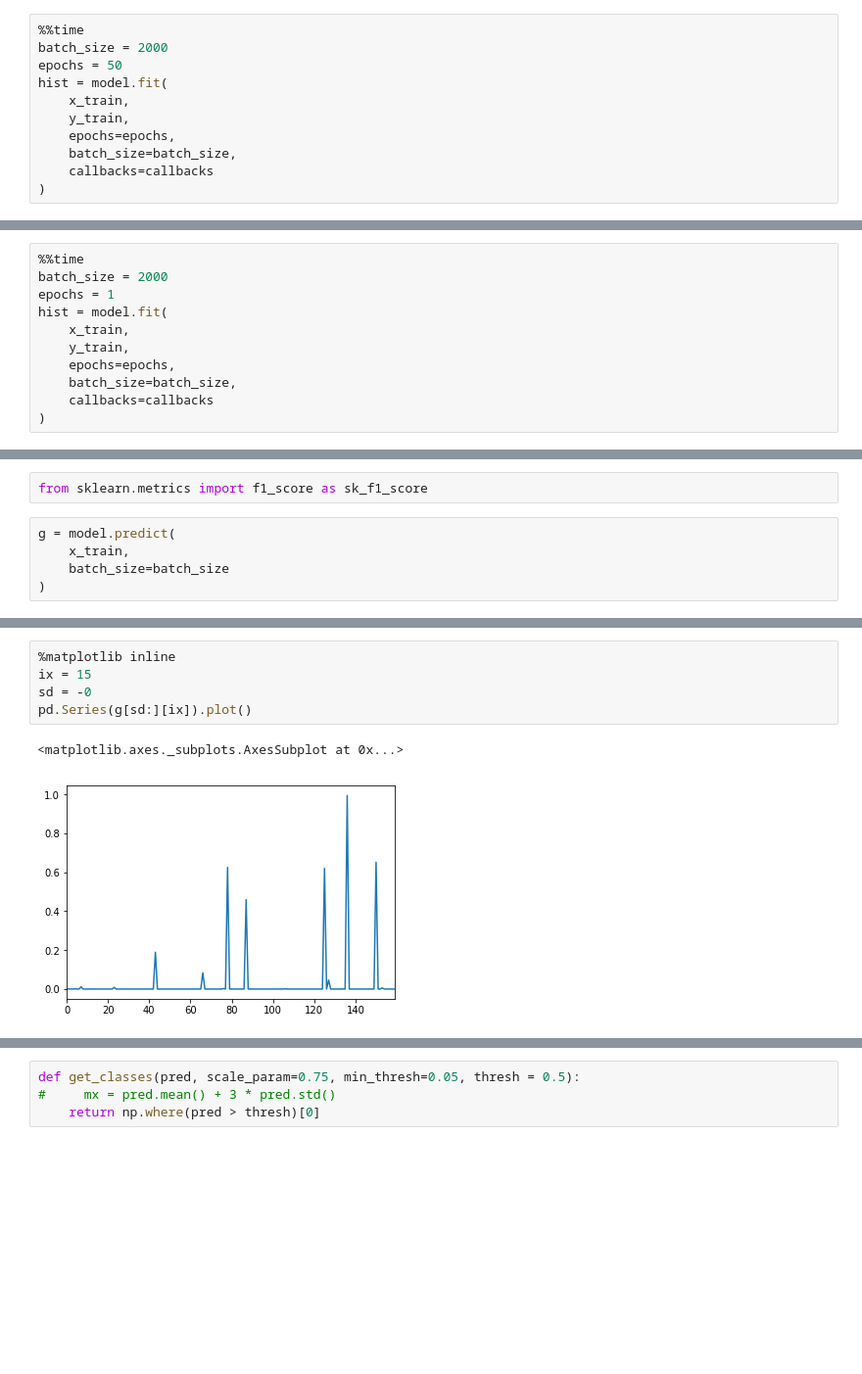
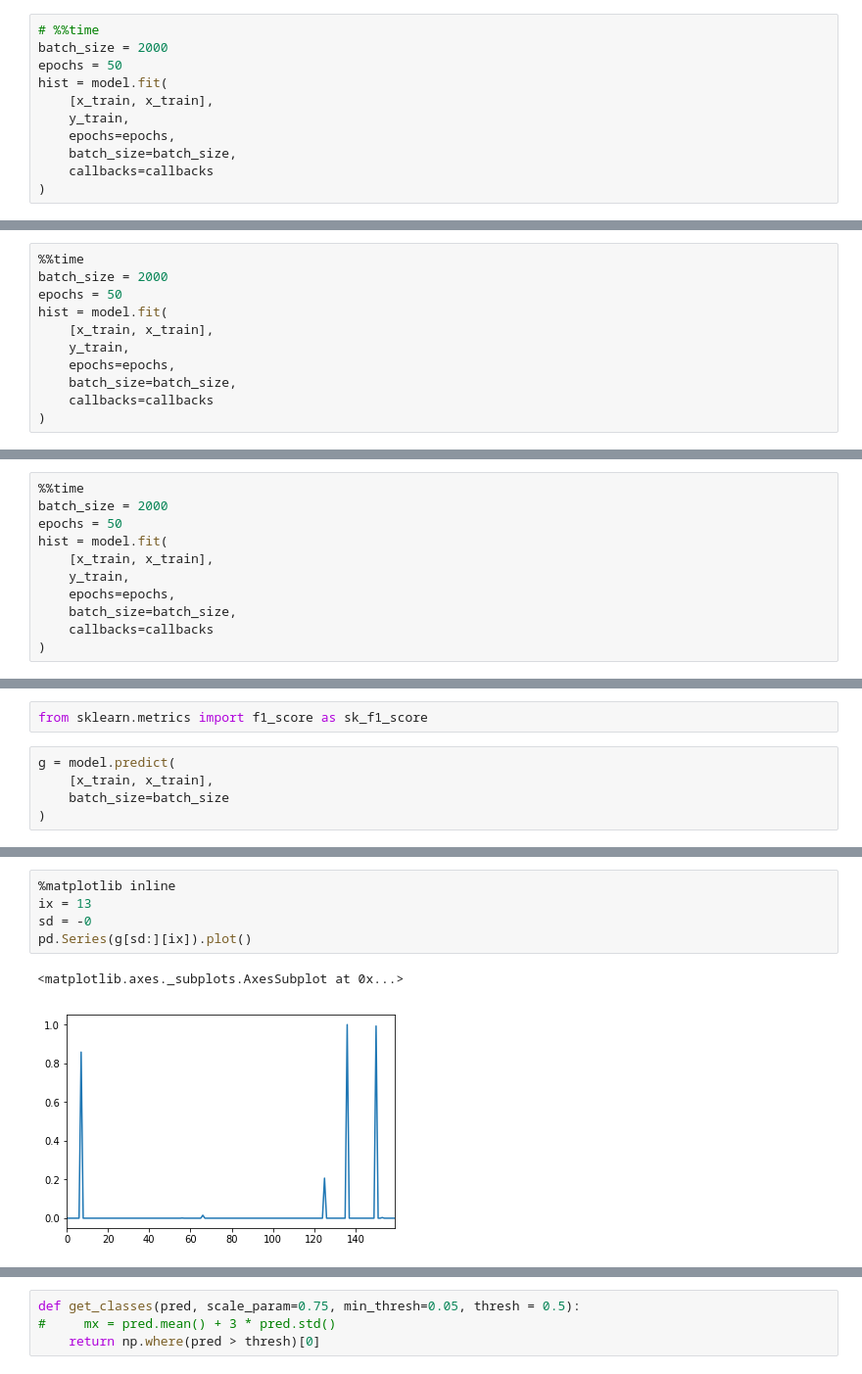
Before and after one commit to avsolatorio/data-science-challenge-growing-instability-05-13-2017, a Jupyter notebook: src/Basic LSTM.ipynb, the cells around one changed output, grey strips where cells are left out. Shown: that part at 98% size. Drawn from its saved outputs; the diff is of its cells as text; blank space fills up the shorter version.

```diff
--- a/src/Basic LSTM.ipynb
+++ b/src/Basic LSTM.ipynb
@@ -425,9 +472,9 @@ Wall time: 25min 50s
 # %%
-%%time
+# %%time
 batch_size = 2000
 epochs = 50
 hist = model.fit(
-    x_train,
+    [x_train, x_train],
     y_train,
     epochs=epochs,
     batch_size=batch_size,
@@ -454,9 +501,9 @@ Wall time: 25min 51s
 # %%
 %%time
 batch_size = 2000
-epochs = 1
+epochs = 50
 hist = model.fit(
-    x_train,
+    [x_train, x_train],
     y_train,
     epochs=epochs,
     batch_size=batch_size,
@@ -469,0 +530,11 @@ Wall time: 30.9 s
+# %%
+%%time
+batch_size = 2000
+epochs = 50
+hist = model.fit(
+    [x_train, x_train],
+    y_train,
+    epochs=epochs,
+    batch_size=batch_size,
+    callbacks=callbacks
+)
@@ -471,7 +560,7 @@ Wall time: 30.9 s
 from sklearn.metrics import f1_score as sk_f1_score
 # %%
 g = model.predict(
-    x_train,
+    [x_train, x_train],
     batch_size=batch_size
 )
 # %%
@@ -510,11 +600,11 @@ thresh, thresh_score
 # %%
 %matplotlib inline
-ix = 15
+ix = 13
 sd = -0
 pd.Series(g[sd:][ix]).plot()
 # %% [output]
 <matplotlib.axes._subplots.AxesSubplot at 0x...>
-[figure, old version]
+[figure, new version]
 # %%
 # thresh = 0.5
 np.where(y_train[sd:][ix] == 1), np.where(g[sd:][ix] > thresh)
```
Also changed, not shown: parts of 30 cells of this notebook.
